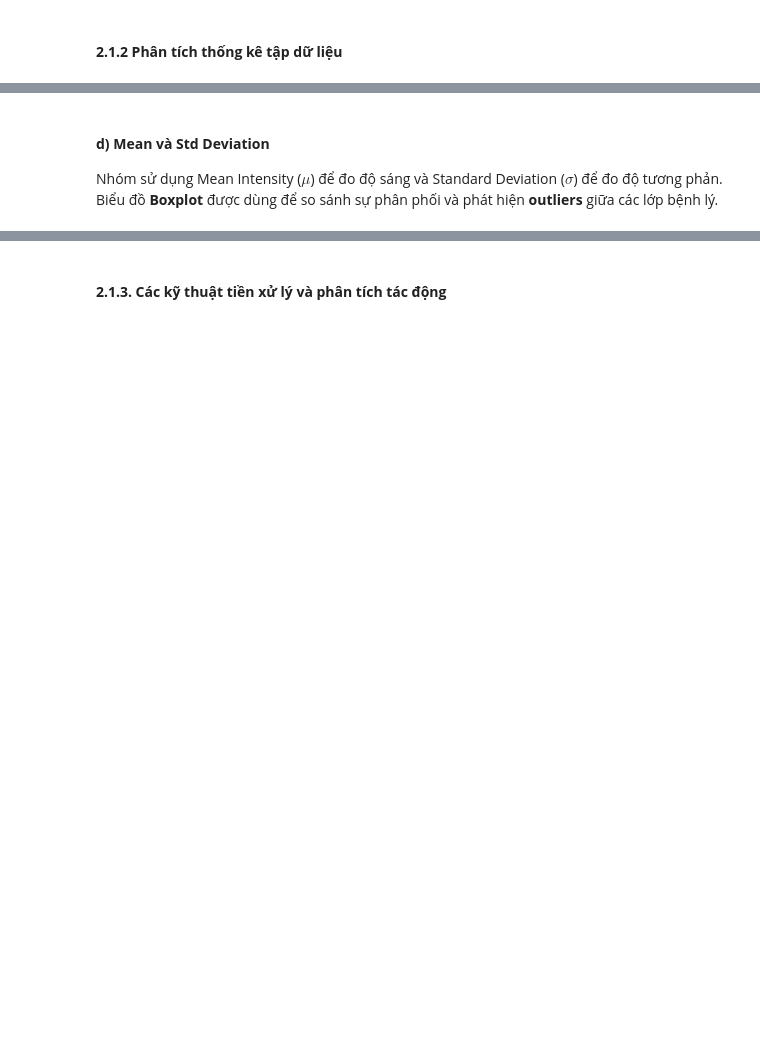
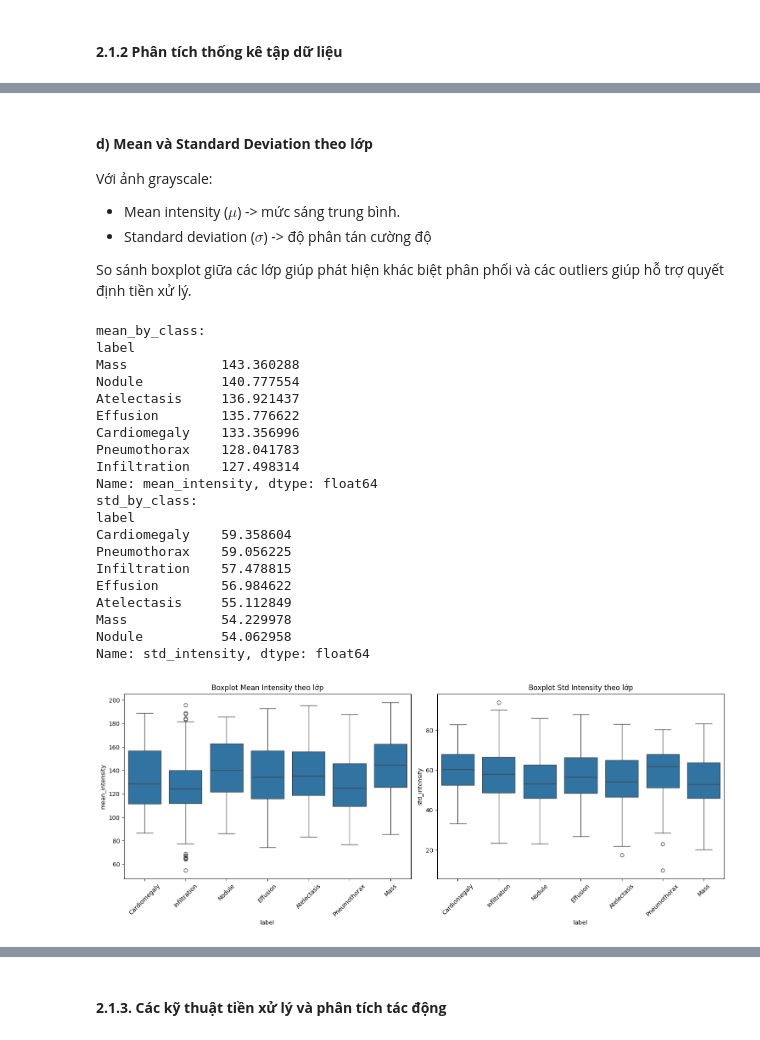
Before and after one commit to hoangphi117/data-mining-lab01, a Jupyter notebook: notebooks/01_EDA_image.ipynb, the cells around one changed output, grey strips where cells are left out. Drawn from its saved outputs; the diff is of its cells as text; code cells hidden in the pictures; blank space fills up the shorter version.

```diff
--- a/notebooks/01_EDA_image.ipynb
+++ b/notebooks/01_EDA_image.ipynb
@@ -165,19 +452,70 @@ Dựa trên kết quả thực thi thuật toán pHash tự cài đặt:
 # %% [markdown]
-#### **d) Mean và Std Deviation**
-Nhóm sử dụng Mean Intensity ($\mu$) để đo độ sáng và Standard Deviation ($\sigma$) để đo độ tương phản. Biểu đồ **Boxplot** được dùng để so sánh sự phân phối và phát hiện **outliers** giữa các lớp bệnh lý.
+#### **d) Mean và Standard Deviation theo lớp**
+Với ảnh grayscale:
+- Mean intensity ($\mu$) -> mức sáng trung bình.
+- Standard deviation ($\sigma$) -> độ phân tán cường độ
+
+So sánh boxplot giữa các lớp giúp phát hiện khác biệt phân phối và các outliers giúp hỗ trợ quyết định tiền xử lý.
 # %%
-stats = []
-for _, row in df_final.iterrows():
-    path = os.path.join('../data/raw/images/', row['Image Index'])
-    if os.path.exists(path):
-        img = cv2.imread(path, cv2.IMREAD_GRAYSCALE)
-        if img is not None:
-            stats.append({'Label': row['Finding Labels'], 'Mean': img.mean(), 'Std': img.std()})
+image_stats_records = []
 
-df_stats = pd.DataFrame(stats)
+for _, row in df_working.iterrows():
+    img_path = IMAGE_DIR / row["Image Index"]
+    img = cv2.imread(str(img_path), cv2.IMREAD_GRAYSCALE)
+    if img is None:
+        continue
+
+    image_stats_records.append(
+        {
+            "label": row["Finding Labels"],
+            "mean_intensity": float(img.mean()),
+            "std_intensity": float(img.std()),
+        }
+    )
+
+df_stats = pd.DataFrame(image_stats_records)
+
+mean_by_class = df_stats.groupby("label")["mean_intensity"].mean().sort_values(ascending=False)
+std_by_class = df_stats.groupby("label")["std_intensity"].mean().sort_values(ascending=False)
+
+print("mean_by_class:")
+print(mean_by_class)
+print("std_by_class:")
+print(std_by_class)
 
 plt.figure(figsize=(15, 6))
-plt.subplot(1, 2, 1); sns.boxplot(x='Label', y='Mean', data=df_stats); plt.xticks(rotation=45)
-plt.subplot(1, 2, 2); sns.boxplot(x='Label', y='Std', data=df_stats); plt.xticks(rotation=45)
+plt.subplot(1, 2, 1)
+sns.boxplot(x="label", y="mean_intensity", data=df_stats)
+plt.xticks(rotation=45)
+plt.title("Boxplot Mean Intensity theo lớp")
+
+plt.subplot(1, 2, 2)
+sns.boxplot(x="label", y="std_intensity", data=df_stats)
+plt.xticks(rotation=45)
+plt.title("Boxplot Std Intensity theo lớp")
+
+plt.tight_layout()
 plt.show()
+# %% [output]
+mean_by_class:
+label
+Mass            143.360288
+Nodule          140.777554
+Atelectasis     136.921437
+Effusion        135.776622
+Cardiomegaly    133.356996
+Pneumothorax    128.041783
+Infiltration    127.498314
+Name: mean_intensity, dtype: float64
+std_by_class:
+label
+Cardiomegaly    59.358604
+Pneumothorax    59.056225
+Infiltration    57.478815
+Effusion        56.984622
+Atelectasis     55.112849
+Mass            54.229978
+Nodule          54.062958
+Name: std_intensity, dtype: float64
+[figure, added]
 # %% [markdown]
```
Also changed, not shown: parts of 32 cells of this notebook.
